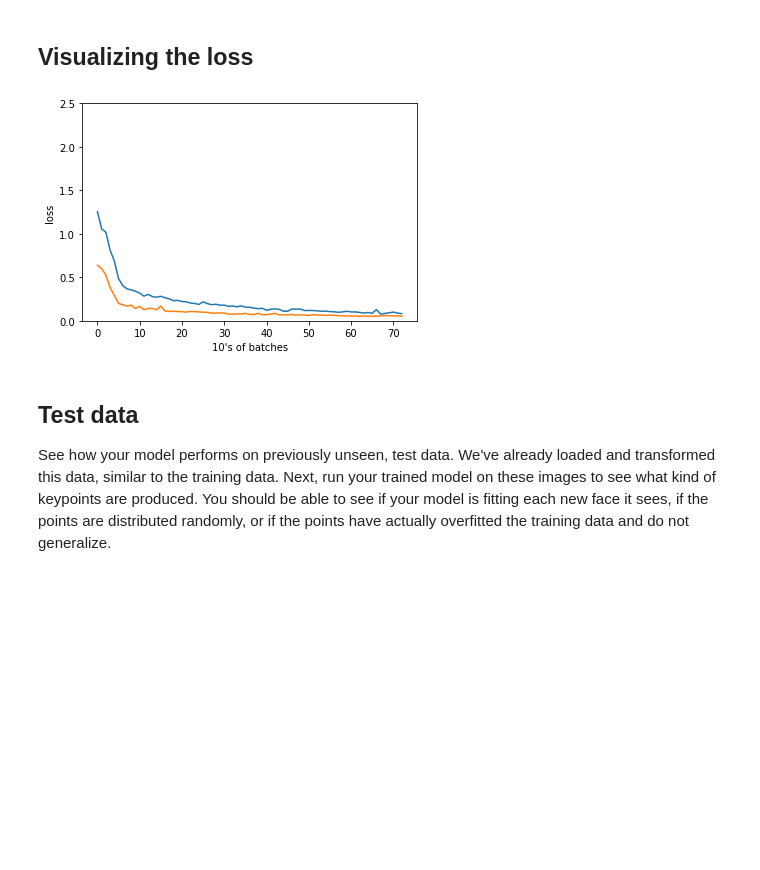
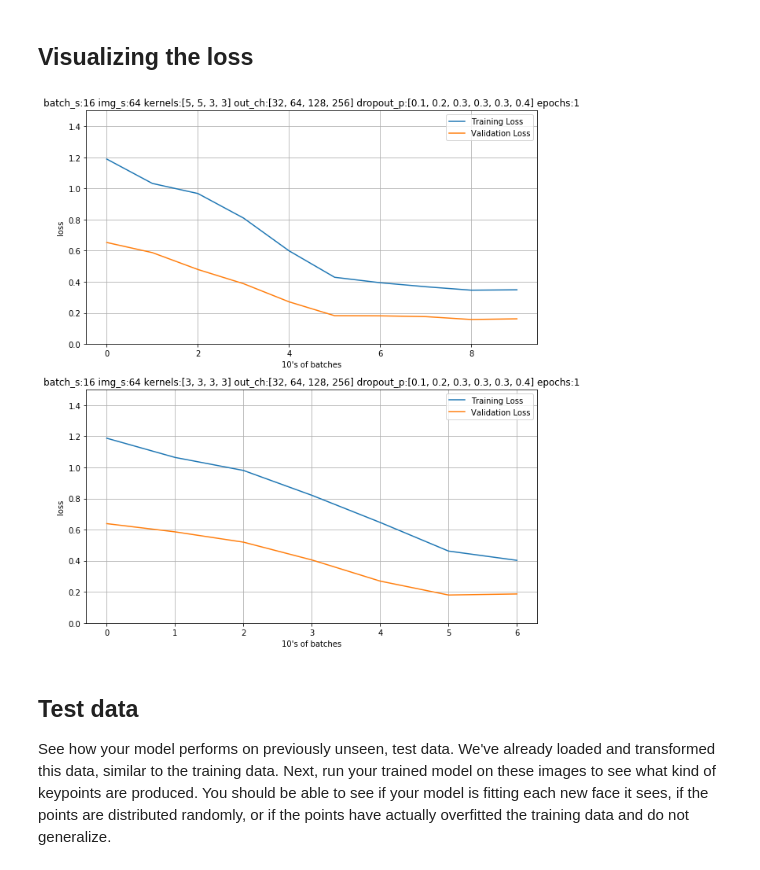
Before and after one commit to Bjarten/computer-vision-ND, a Jupyter notebook: project_1_facial_keypoints/2. Define the Network Architecture.ipynb, the cells around one changed output. Saved outputs shown, nothing was run; the diff lists cells and outputs as text; code cells hidden in the pictures; blank space fills up the shorter version.

Commit message:
feat: can now loop through and train multiple networks with different settings

```diff
--- a/project_1_facial_keypoints/2. Define the Network Architecture.ipynb
+++ b/project_1_facial_keypoints/2. Define the Network Architecture.ipynb
@@ -342,18 +345,10 @@ optimizer = optim.Adam(params = net.parameters())
 # %% [markdown]
 ### Validation loss
 Function for getting validation loss
-# %%
-# load test data in batches
-batch_size = 16
-
-test_loader = DataLoader(test_dataset,
-                          batch_size=batch_size,
-                          shuffle=False,
-                          num_workers=0)
 # %%
 # Test the net ona all test images and return average loss
 
-def validation_loss():
+def validation_loss(test_loader, net):
     # set the module to evaluation mode
     net.eval()
     loss = 0.0
@@ -387,7 +382,7 @@ Early Stopping is a form of regularization used to avoid overfitting on the trai
 # %%
 class EarlyStopping:
 
-    def __init__(self,patience=10):
+    def __init__(self,patience=1):
         self.patience = patience
         self.counter = 0
         self.best_score = None
@@ -499,6 +480 @@ def train_net(n_epochs):
     print('Finished Training')
-# %%
-# train your network
-n_epochs = 20 # start small, and increase when you've decided on your model structure and hyperparams
-
-train_loss, val_loss = train_net(n_epochs)
@@ -523,15 +573,30 @@ Early stopping
 # %% [markdown]
 ## Visualizing the loss
-# %%
-# visualize the loss as the network trained
-plt.plot(train_loss)
-plt.plot(val_loss)
-plt.xlabel('10\'s of batches')
-plt.ylabel('loss')
-plt.ylim(0, 2.5) # consistent scale
-plt.show()
-# %% [output]
-[figure, removed]
+# %%
+## visualize the loss as the network trained
+#plt.plot(all_train_loss[0])
+#plt.plot(all_val_loss[0])
+#plt.xlabel('10\'s of batches')
+#plt.ylabel('loss')
+#plt.ylim(0, 2.5) # consistent scale
+#plt.show()
+
+# visualize the loss as the network trained
+plt.figure(figsize=(10,5*len(all_train_loss)))
+for i in range(len(all_train_loss)):
+    plt.subplot(len(all_train_loss)*100 + (i+1*10 + 1))
+    plt.plot(all_train_loss[i], label='Training Loss')
+    plt.plot(all_val_loss[i],label='Validation Loss')
+    plt.xlabel('10\'s of batches')
+    plt.ylabel('loss')
+    plt.ylim(0, 1.5) # consistent scale
+    plt.grid(True)
+    plt.title(all_run_info[i])
+    plt.legend()
+plt.tight_layout()
+plt.show()
+# %% [output]
+[figure, added]
 # %% [markdown]
 ## Test data
 
```
Also changed, not shown: parts of 8 cells of this notebook, 1 other file.
